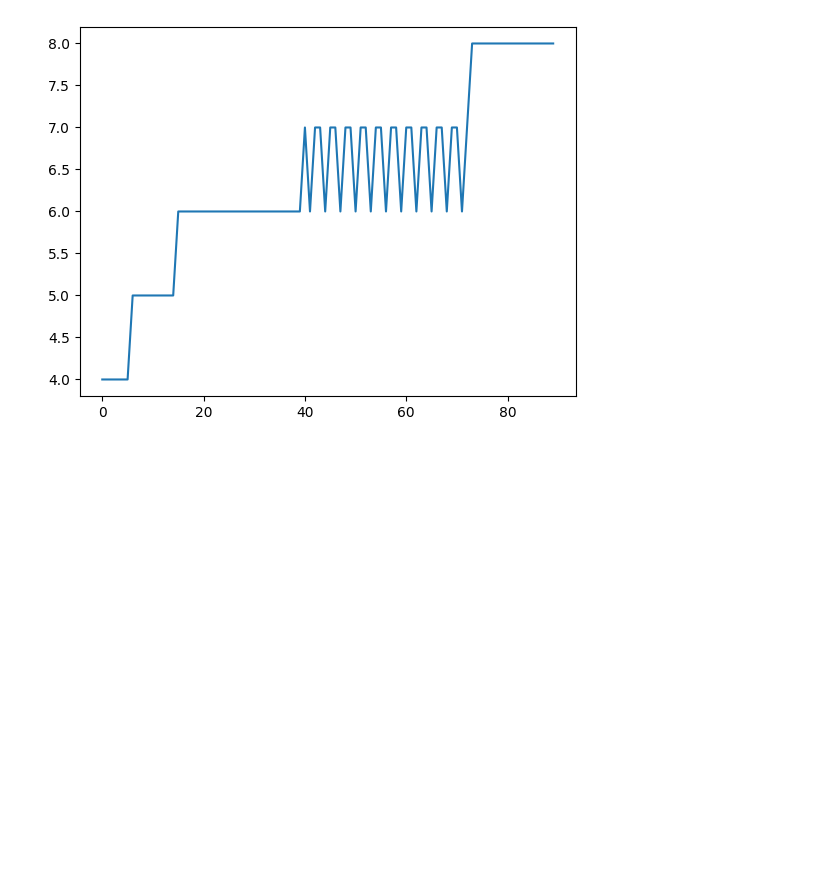
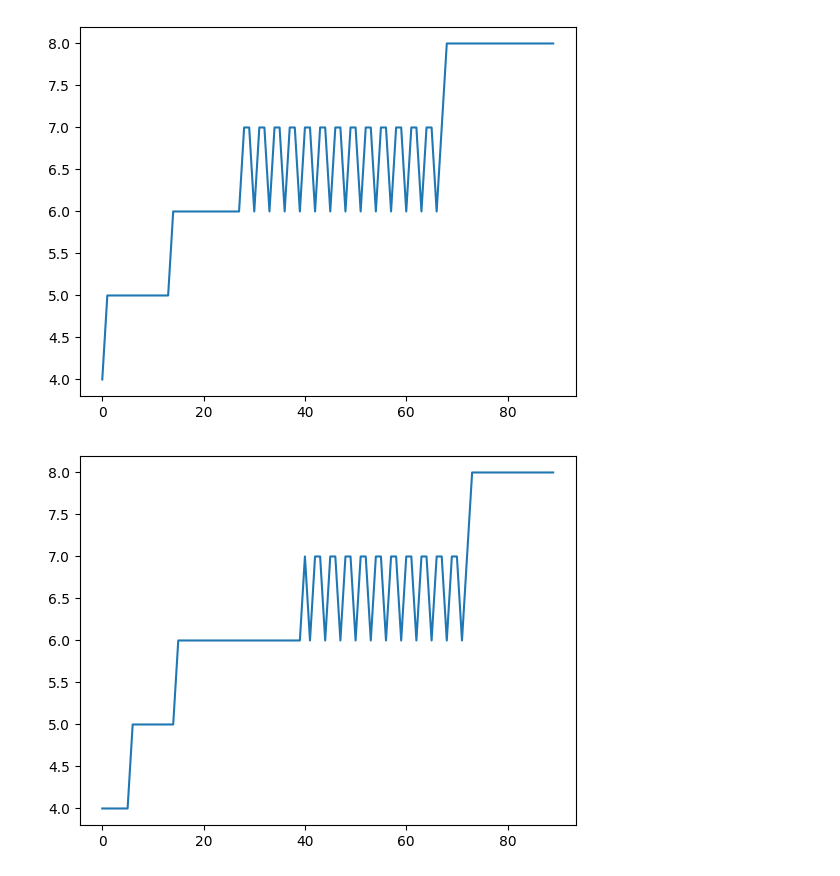
Before and after one commit to MinhasKamal/AIBeginnerCode, a Jupyter notebook: SimpleNeuralNetwork.ipynb, the cells around one changed output. Drawn from its saved outputs; the diff is of its cells as text; code cells hidden in the pictures; blank space fills up the shorter version.

```diff
--- a/SimpleNeuralNetwork.ipynb
+++ b/SimpleNeuralNetwork.ipynb
@@ -1 +200,66 @@
+# %%
+### 5 ###
+import random
+import matplotlib.pyplot as plt
+
+class Neuron:
+    def __init__(self, input_count):
+        self.weights = [random.random() for _ in range(input_count)]
+        self.threshold = random.random()
+
+    def decide(self, input_list):
+        sum = 0
+        for w, i in zip(self.weights, input_list):
+            sum += i*w
+
+        if sum > self.threshold:
+            return 1
+        return 0
+
+    def learn(self, input_list, output):
+        error = self.decide(input_list) - output
+        for i in range(len(self.weights)):
+            self.weights[i] -= 0.01 * error * input_list[i]
+        self.threshold += 0.01 * error
+
+def runTraining(neuron, input_lists, outputs):
+    for input_list, output in zip(input_lists, outputs):
+        neuron.learn(input_list, output)
+
+def runTesting(neuron, input_lists):
+    return [neuron.decide(input_list) for input_list in input_lists]
+
+def runEvaluation(neuron, input_lists, outputs):
+    predictions = runTesting(neuron, input_lists)
+    performance = 0
+    for ground_truth, prediction in zip(outputs, predictions):
+        if ground_truth == prediction:
+            performance += 1
+    return performance
+
+if __name__ == "__main__":
+    data = [[1, 1, 1, 1],
+            [1, 0, 1, 0],
+            [0, 1, 1, 0],
+            [0, 0, 1, 0],
+            [1, 1, 0, 1],
+            [1, 0, 0, 1],
+            [0, 1, 0, 1],
+            [0, 0, 0, 1]]
+
+    input_lists = [row[:-1] for row in data]
+    outputs = [row[-1] for row in data]
+
+    neuron = Neuron(len(input_lists[0]))
+
+    epoch = 90
+    performanceImprovement = []
+    for i in range(epoch):
+        runTraining(neuron, input_lists, outputs)
+        performanceImprovement.append(runEvaluation(neuron, input_lists, outputs))
+
+    plt.plot([i for i in range(epoch)], performanceImprovement)
+    plt.show()
+# %% [output]
+[figure, added]
 # %%
```
Also changed, not shown: parts of 5 cells of this notebook.
